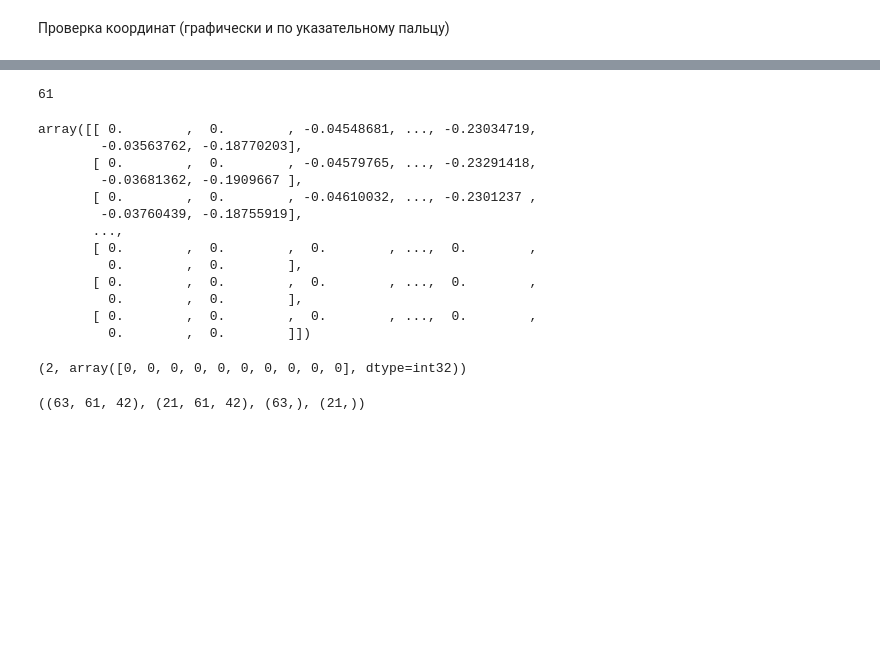
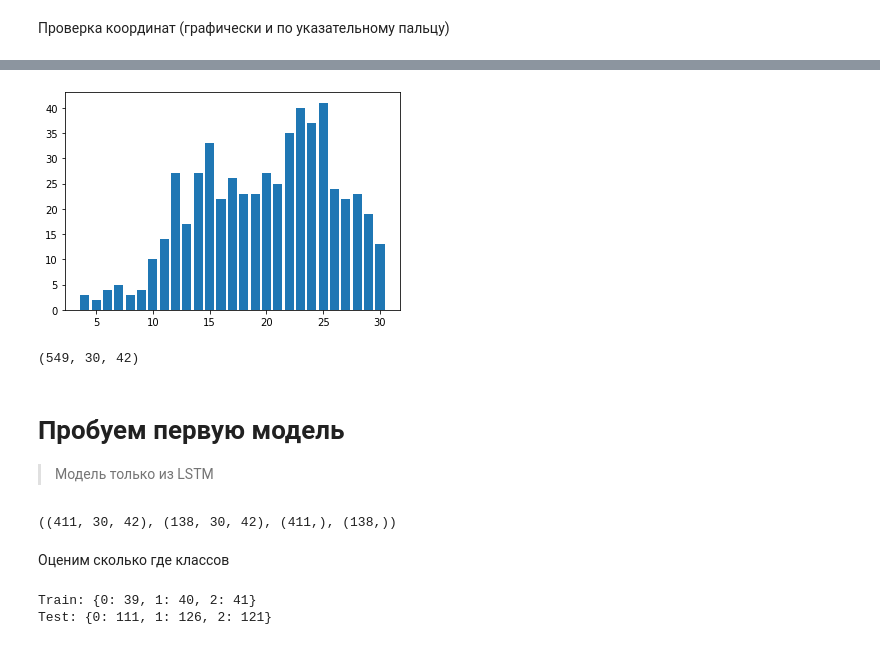
Before and after one commit to in7erval/Gesturix, a Jupyter notebook: research/ClassifySequence.ipynb, the cells around one changed output, grey strips where cells are left out. Saved outputs shown, nothing was run; the diff lists cells and outputs as text; code cells hidden in the pictures; blank space fills up the shorter version.

```diff
--- a/research/ClassifySequence.ipynb
+++ b/research/ClassifySequence.ipynb
@@ -66,37 +70,28 @@ plt.show()
+# %%
+plot_length(x)
+# %% [output]
+[figure, added]
 # %%
 max_len = max(list(map(lambda x: x.shape[0], x)))
-max_len
+padded_x = sequence.pad_sequences(x, maxlen=max_len, dtype='float', padding='post')
+padded_x.shape
 # %% [output]
-61
+(549, 30, 42)
-# %%
-padded_x = sequence.pad_sequences(x, maxlen=max_len, dtype='float', padding='post')
-padded_x[0]
-# %% [output]
-array([[ 0.        ,  0.        , -0.04548681, ..., -0.23034719,
-        -0.03563762, -0.18770203],
-       [ 0.        ,  0.        , -0.04579765, ..., -0.23291418,
-        -0.03681362, -0.1909667 ],
-       [ 0.        ,  0.        , -0.04610032, ..., -0.2301237 ,
-        -0.03760439, -0.18755919],
-       ...,
-       [ 0.        ,  0.        ,  0.        , ...,  0.        ,
-         0.        ,  0.        ],
-       [ 0.        ,  0.        ,  0.        , ...,  0.        ,
-         0.        ,  0.        ],
-       [ 0.        ,  0.        ,  0.        , ...,  0.        ,
-         0.        ,  0.        ]])
-# %%
-NUM_CLASSES = len(set(labels))
-min_label = min(labels)
-labels -= min_label
-NUM_CLASSES, labels[:10]
-# %% [output]
-(2, array([0, 0, 0, 0, 0, 0, 0, 0, 0, 0], dtype=int32))
+# %% [markdown]
+# Пробуем первую модель
+> Модель только из LSTM
 # %%
-X_train, X_test, Y_train, Y_test = train_test_split(padded_x, labels, test_size=0.25, random_state=42, shuffle=True)
+X_train, X_test, Y_train, Y_test = train_test_split(padded_x, labels_norm, test_size=0.25, random_state=42, shuffle=True)
 X_train.shape, X_test.shape, Y_train.shape, Y_test.shape
 # %% [output]
-((63, 61, 42), (21, 61, 42), (63,), (21,))
+((411, 30, 42), (138, 30, 42), (411,), (138,))
+# %% [markdown]
+Оценим сколько где классов
+# %%
+check_count_classes(Y_train, Y_test)
+# %% [output]
+Train: {0: 39, 1: 40, 2: 41}
+Test: {0: 111, 1: 126, 2: 121}
 # %%
 model = tf.keras.models.Sequential([
     tf.keras.layers.Input(X_train[0].shape),
```
Also changed, not shown: parts of 45 cells of this notebook.
